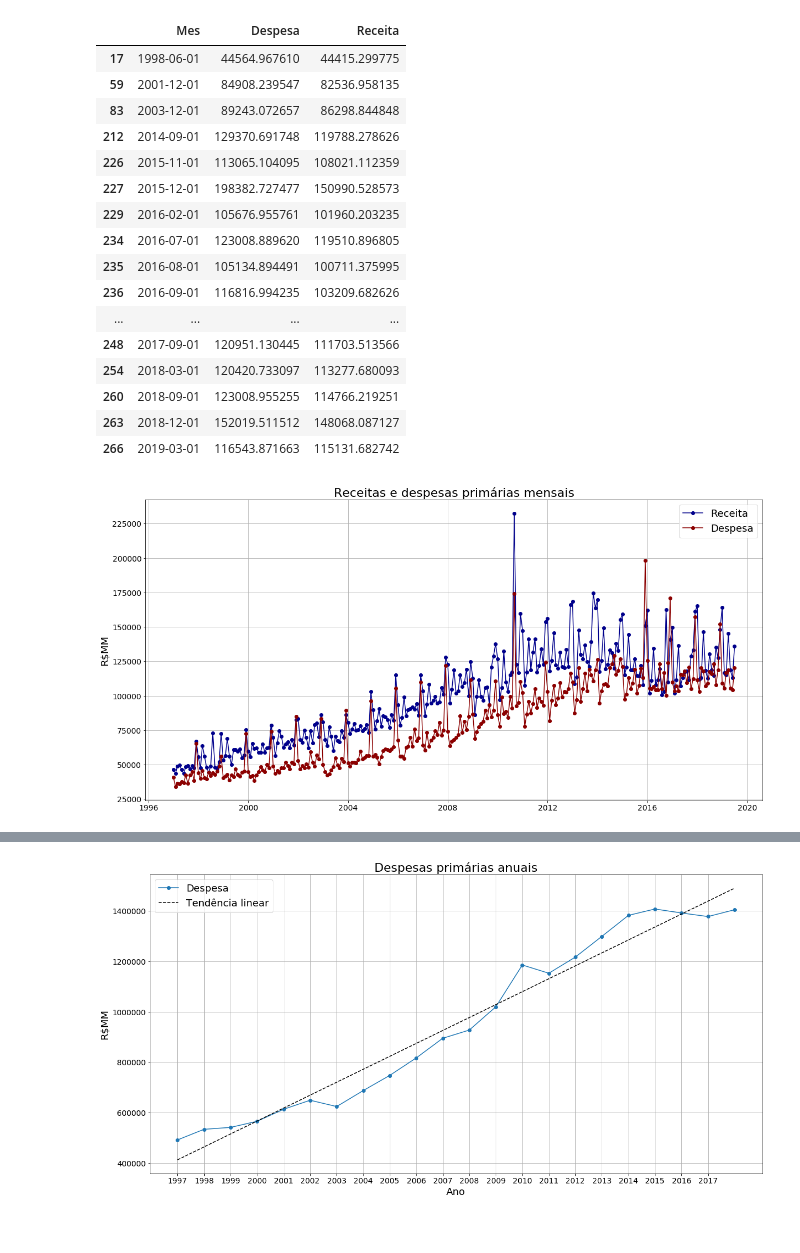
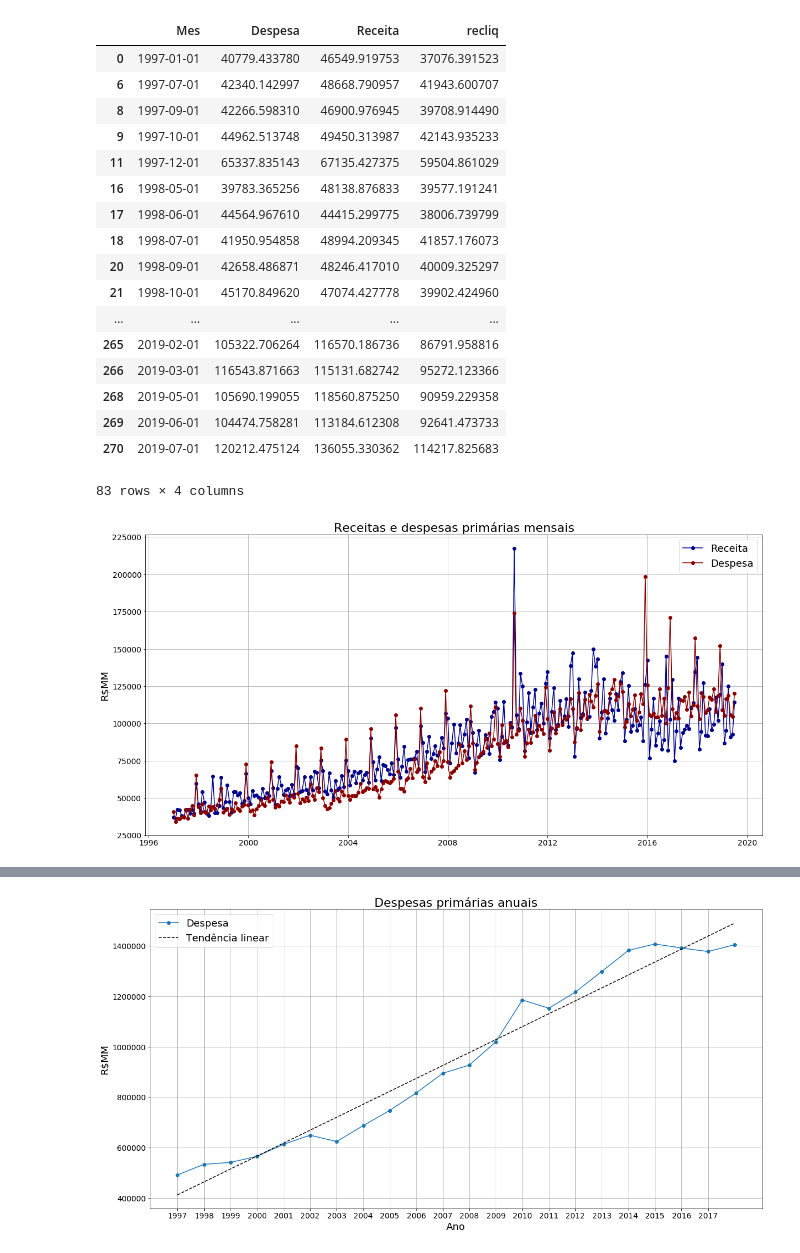
Before and after one commit to paulohubert/resultado_primario, a Jupyter notebook: analise_resultado_primario.ipynb, the cells around one changed output, grey strips where cells are left out. Cells and saved outputs as stored; diff of their text form; code cells hidden in the pictures.

Commit message:
Incluindo dados do PIB e corringindo dados da Receita (substituindo por Receita líquida)

```diff
--- a/analise_resultado_primario.ipynb
+++ b/analise_resultado_primario.ipynb
@@ -11,35 +14,36 @@ dados = pd.read_csv('resultado_primario.csv', decimal = ',', parse_dates = ['Mes
 # %%
 # Meses de déficit no período
-dados[dados.Receita < dados.Despesa]
+dados[dados.recliq < dados.Despesa]
 # %% [output]
-|  | Mes | Despesa | Receita |
-| 17 | 1998-06-01 | 44564.967610 | 44415.299775 |
-| 59 | 2001-12-01 | 84908.239547 | 82536.958135 |
-| 83 | 2003-12-01 | 89243.072657 | 86298.844848 |
-| 212 | 2014-09-01 | 129370.691748 | 119788.278626 |
-| 226 | 2015-11-01 | 113065.104095 | 108021.112359 |
-| 227 | 2015-12-01 | 198382.727477 | 150990.528573 |
-| 229 | 2016-02-01 | 105676.955761 | 101960.203235 |
-| 234 | 2016-07-01 | 123008.889620 | 119510.896805 |
-| 235 | 2016-08-01 | 105134.894491 | 100711.375995 |
-| 236 | 2016-09-01 | 116816.994235 | 103209.682626 |
-| ... | ... | ... | ... |
-| 248 | 2017-09-01 | 120951.130445 | 111703.513566 |
-| 254 | 2018-03-01 | 120420.733097 | 113277.680093 |
-| 260 | 2018-09-01 | 123008.955255 | 114766.219251 |
-| 263 | 2018-12-01 | 152019.511512 | 148068.087127 |
-| 266 | 2019-03-01 | 116543.871663 | 115131.682742 |
+|  | Mes | Despesa | Receita | recliq |
+| 0 | 1997-01-01 | 40779.433780 | 46549.919753 | 37076.391523 |
+| 6 | 1997-07-01 | 42340.142997 | 48668.790957 | 41943.600707 |
+| 8 | 1997-09-01 | 42266.598310 | 46900.976945 | 39708.914490 |
+| 9 | 1997-10-01 | 44962.513748 | 49450.313987 | 42143.935233 |
+| 11 | 1997-12-01 | 65337.835143 | 67135.427375 | 59504.861029 |
+| 16 | 1998-05-01 | 39783.365256 | 48138.876833 | 39577.191241 |
+| 17 | 1998-06-01 | 44564.967610 | 44415.299775 | 38006.739799 |
+| 18 | 1998-07-01 | 41950.954858 | 48994.209345 | 41857.176073 |
+| 20 | 1998-09-01 | 42658.486871 | 48246.417010 | 40009.325297 |
+| 21 | 1998-10-01 | 45170.849620 | 47074.427778 | 39902.424960 |
+| ... | ... | ... | ... | ... |
+| 265 | 2019-02-01 | 105322.706264 | 116570.186736 | 86791.958816 |
+| 266 | 2019-03-01 | 116543.871663 | 115131.682742 | 95272.123366 |
+| 268 | 2019-05-01 | 105690.199055 | 118560.875250 | 90959.229358 |
+| 269 | 2019-06-01 | 104474.758281 | 113184.612308 | 92641.473733 |
+| 270 | 2019-07-01 | 120212.475124 | 136055.330362 | 114217.825683 |
+83 rows × 4 columns
 # %%
 # Séries mensais
 fig = plt.figure(figsize = (20, 10))
 
-plt.plot(dados.Mes, dados.Receita, 'o-', label = 'Receita', color = 'darkblue')
+plt.plot(dados.Mes, dados.recliq, 'o-', label = 'Receita', color = 'darkblue')
 plt.plot(dados.Mes, dados.Despesa, 'o-', label = 'Despesa', color = 'darkred')
 plt.legend(fontsize = 18)
 plt.xticks(fontsize = 14)
 plt.yticks(fontsize = 14)
 plt.ylabel('R$MM', fontsize = 18)
 plt.title('Receitas e despesas primárias mensais', fontsize = 22)
 plt.grid(True)
 # %% [output]
-[figure, old version]
+[figure, new version]
```
Also changed, not shown: parts of 8 cells of this notebook, 3 other files.
